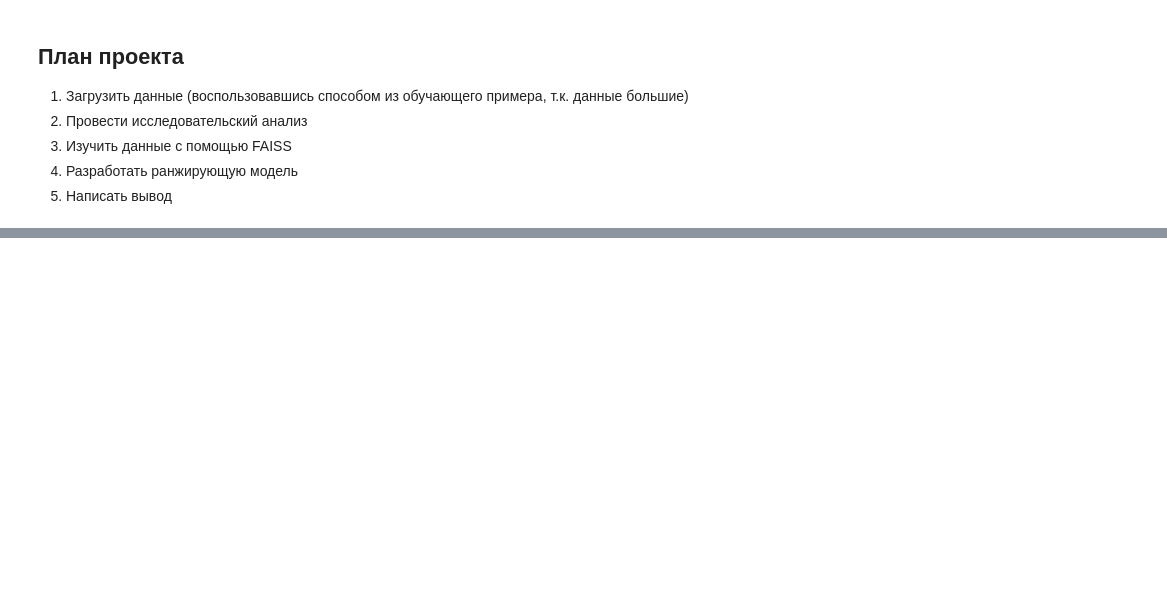
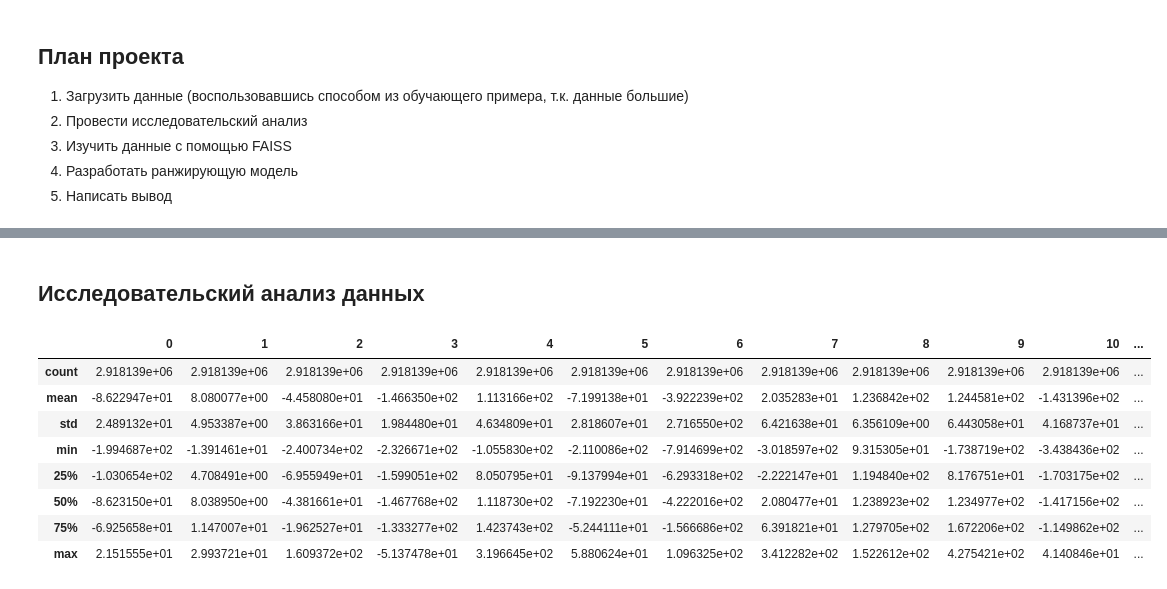
Before and after one commit to BelkaBoguto/PJ_13, a Jupyter notebook: boguto_masterskaya2.ipynb, the cells around one changed output, grey strips where cells are left out. Saved outputs shown, nothing was run; the diff lists cells and outputs as text; code cells hidden in the pictures; blank space fills up the shorter version.

```diff
--- a/boguto_masterskaya2.ipynb
+++ b/boguto_masterskaya2.ipynb
@@ -27,0 +55,4 @@ e-mail: slush1ster@gmail.com
+# %%
+pd.options.mode.chained_assignment = None
+pd.set_option('display.max_columns', None)
+pd.set_option('display.max_rows', 75)
@@ -27,0 +180,16 @@ e-mail: slush1ster@gmail.com
+# %% [markdown]
+## Исследовательский анализ данных
+# %%
+# посмотрим общий вид данных большого файла
+
+df_base_large.describe()
+# %% [output]
+|  | 0 | 1 | 2 | 3 | 4 | 5 | 6 | 7 | 8 | 9 | 10 | ... |
+| count | 2.918139e+06 | 2.918139e+06 | 2.918139e+06 | 2.918139e+06 | 2.918139e+06 | 2.918139e+06 | 2.918139e+06 | 2.918139e+06 | 2.918139e+06 | 2.918139e+06 | 2.918139e+06 | ... |
+| mean | -8.622947e+01 | 8.080077e+00 | -4.458080e+01 | -1.466350e+02 | 1.113166e+02 | -7.199138e+01 | -3.922239e+02 | 2.035283e+01 | 1.236842e+02 | 1.244581e+02 | -1.431396e+02 | ... |
+| std | 2.489132e+01 | 4.953387e+00 | 3.863166e+01 | 1.984480e+01 | 4.634809e+01 | 2.818607e+01 | 2.716550e+02 | 6.421638e+01 | 6.356109e+00 | 6.443058e+01 | 4.168737e+01 | ... |
+| min | -1.994687e+02 | -1.391461e+01 | -2.400734e+02 | -2.326671e+02 | -1.055830e+02 | -2.110086e+02 | -7.914699e+02 | -3.018597e+02 | 9.315305e+01 | -1.738719e+02 | -3.438436e+02 | ... |
+| 25% | -1.030654e+02 | 4.708491e+00 | -6.955949e+01 | -1.599051e+02 | 8.050795e+01 | -9.137994e+01 | -6.293318e+02 | -2.222147e+01 | 1.194840e+02 | 8.176751e+01 | -1.703175e+02 | ... |
+| 50% | -8.623150e+01 | 8.038950e+00 | -4.381661e+01 | -1.467768e+02 | 1.118730e+02 | -7.192230e+01 | -4.222016e+02 | 2.080477e+01 | 1.238923e+02 | 1.234977e+02 | -1.417156e+02 | ... |
+| 75% | -6.925658e+01 | 1.147007e+01 | -1.962527e+01 | -1.333277e+02 | 1.423743e+02 | -5.244111e+01 | -1.566686e+02 | 6.391821e+01 | 1.279705e+02 | 1.672206e+02 | -1.149862e+02 | ... |
+| max | 2.151555e+01 | 2.993721e+01 | 1.609372e+02 | -5.137478e+01 | 3.196645e+02 | 5.880624e+01 | 1.096325e+02 | 3.412282e+02 | 1.522612e+02 | 4.275421e+02 | 4.140846e+01 | ... |
```
Also changed, not shown: parts of 89 cells of this notebook.
